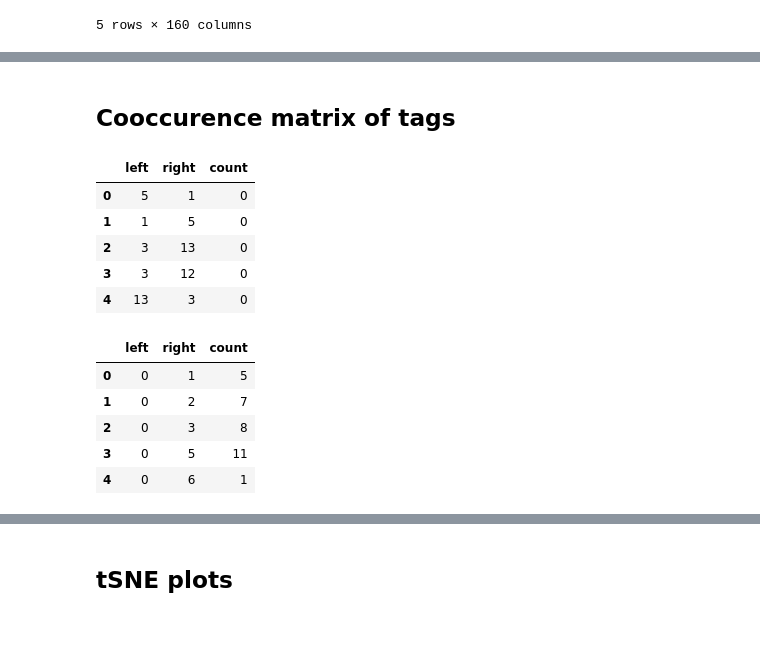
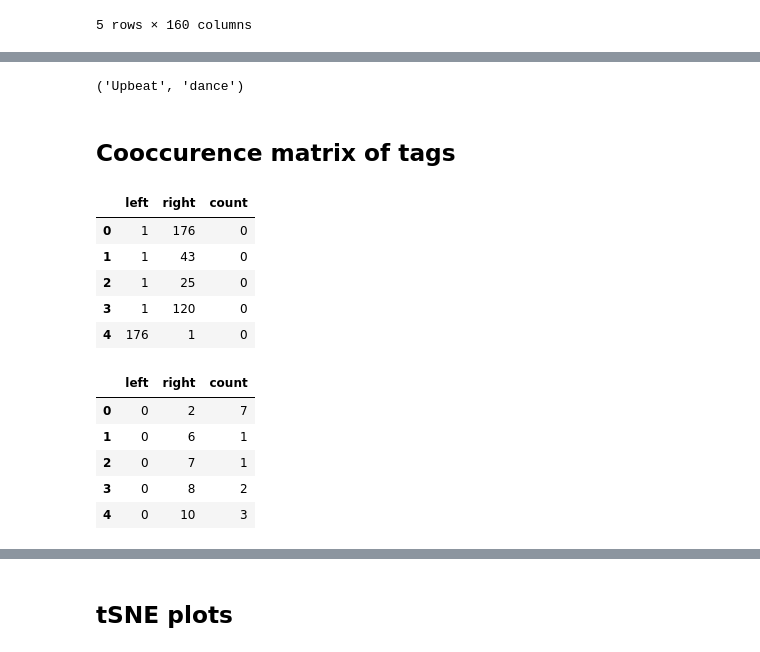
Before and after one commit to TRASH-INC/music-auto_tagging-keras, a Jupyter notebook: notebooks/features visualization.ipynb, the cells around one changed output, grey strips where cells are left out. Saved outputs shown, nothing was run; the diff lists cells and outputs as text; code cells hidden in the pictures.

```diff
--- a/notebooks/features visualization.ipynb
+++ b/notebooks/features visualization.ipynb
@@ -25,11 +33,15 @@ tags_df.head()
 | 3 | e23f9615-58d4-4cf6-a2b2-01079117be22 | Drummy Dubby Steps 2 | Electronic/Synth | 4 | Weird/Eccentric | 14 | #techno #drums #adventure | Electronica & Dance:Beats | ... |
 | 4 | 9c4fcdec-afdf-4081-9ca8-d7df5d0caf63 | Outside Circle | Hip-Hop, Electronic/Synth | 6, 4 | Chill | 1 | #trap #smooth #driving | Hip Hop:Alternative Hip Hop,Trap | ... |
 # %%
-data = features.merge(tags_df[['Song Name', 'Genre ID', 'Mood/Category ID']], left_on='track_name', right_on='Song Name')
-labels = data[['Genre ID', 'Mood/Category ID']].apply(lambda x: x[0]+','+x[1], axis=1)
+data = features.merge(tags_df[['Song Name', 'Genre ID', 'Mood/Category ID', 'Tags']], left_on='track_name', right_on='Song Name')
+#labels = data[['Genre ID', 'Mood/Category ID']].apply(lambda x: x[0]+', '+x[1], axis=1)
+labels = data['Mood/Category ID'].astype(str)
+labels_2 = data['Tags'].apply(lambda s: [x[1:] for x in s.split(' ')])
+
+
 del data['Genre ID'], data['Mood/Category ID']
 names = data['Song Name']
-del data['Song Name'], data['track_name']
+del data['Song Name'], data['track_name'], data['Tags']
 data.head()
 # %% [output]
 |  | 0 | 1 | 2 | 3 | 4 | 5 | 6 | 7 | 8 | 9 | ... | ... |
@@ -41,0 +100,8 @@ data.head()
+# %%
+#Completing the tag dict with the tags from the Tags column
+offset = max(tags.keys()) + 1
+tags_list = list(set(reduce(lambda x,y: x+y, labels_2)))
+tags_list = [x for x in tags_list if x is not '']
+for i, tag in enumerate(tags_list):
+    tags[i + offset] = tag
+tags
@@ -41,0 +126,5 @@ data.head()
+# %%
+reverse_tags = {}
+for k, v in tags.items():
+    reverse_tags[v] = k
+reverse_tags
@@ -41,0 +149,4 @@ data.head()
+# %%
+labels_full = labels_2.apply(lambda l: ', '.join([str(reverse_tags[x]) for x in l if x is not '']))
+labels_full = (labels + ', ').add(labels_full)
+labels_full.head()
@@ -42,2 +177,7 @@ data.head()
+# %%
+#the 2 missing tags
+tags[13], tags[114]
+# %% [output]
+('Upbeat', 'dance')
 # %% [markdown]
 ## Cooccurence matrix of tags
@@ -74,25 +184,25 @@ tags = {
 # %%
-permutations = reduce(lambda x, y: x+y, [list(itertools.permutations([int(y)-1 for y in x.split(',')], 2)) for x in labels ])
+permutations = reduce(lambda x, y: x+y, [list(itertools.permutations([int(y)-1 for y in x.split(',')], 2)) for x in labels_full ])
 permutations = pd.DataFrame(permutations, columns=['left', 'right'])
 permutations['count'] = 0
 permutations.head()
 # %% [output]
 |  | left | right | count |
-| 0 | 5 | 1 | 0 |
-| 1 | 1 | 5 | 0 |
-| 2 | 3 | 13 | 0 |
-| 3 | 3 | 12 | 0 |
-| 4 | 13 | 3 | 0 |
+| 0 | 1 | 176 | 0 |
+| 1 | 1 | 43 | 0 |
+| 2 | 1 | 25 | 0 |
+| 3 | 1 | 120 | 0 |
+| 4 | 176 | 1 | 0 |
 # %%
 cooccurences = permutations.groupby(['left', 'right'])['count'].count().reset_index()
 cooccurences.head()
 # %% [output]
 |  | left | right | count |
-| 0 | 0 | 1 | 5 |
-| 1 | 0 | 2 | 7 |
-| 2 | 0 | 3 | 8 |
-| 3 | 0 | 5 | 11 |
-| 4 | 0 | 6 | 1 |
+| 0 | 0 | 2 | 7 |
+| 1 | 0 | 6 | 1 |
+| 2 | 0 | 7 | 1 |
+| 3 | 0 | 8 | 2 |
+| 4 | 0 | 10 | 3 |
 # %%
 c_matrix = sp.sparse.csr_matrix((list(cooccurences['count']), (list(cooccurences['left']), cooccurences['right']))).todense()
 fig, ax = plt.subplots(figsize=(80,80))
```
Also changed, not shown: parts of 11 cells of this notebook, 1 other file.
